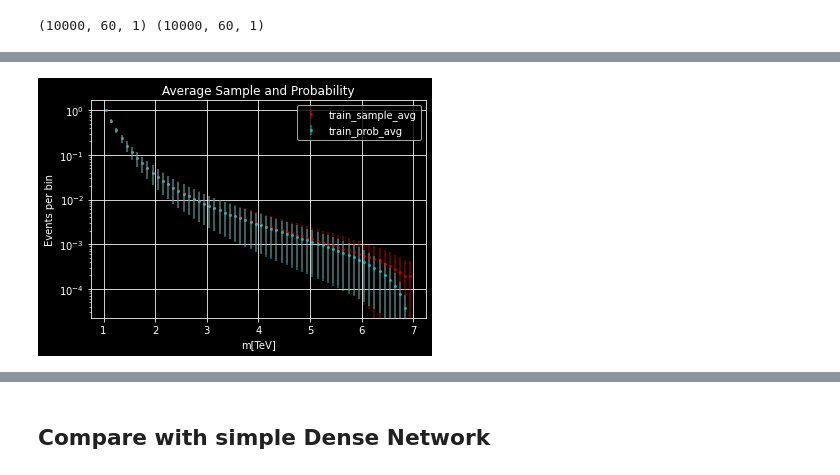
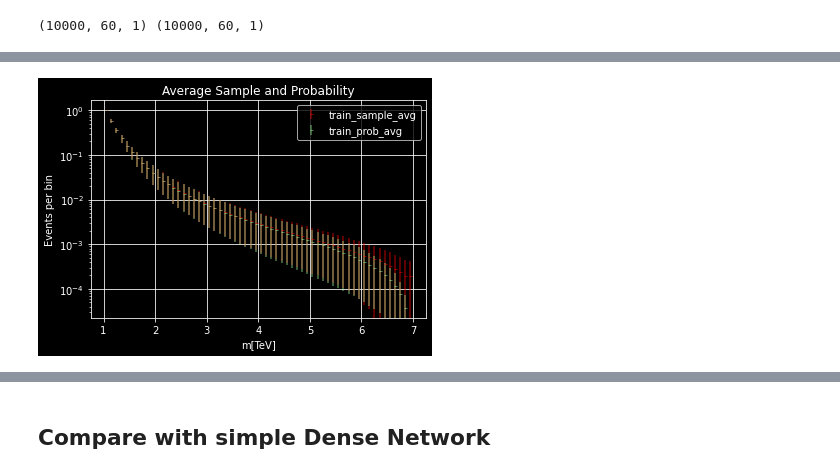
Before and after one commit to TDHTTTT/GCNN, a Jupyter notebook: WIP_bgfit_s2s.ipynb, the cells around one changed output, grey strips where cells are left out. Saved outputs shown, nothing was run; the diff lists cells and outputs as text; code cells hidden in the pictures.

```diff
--- a/WIP_bgfit_s2s.ipynb
+++ b/WIP_bgfit_s2s.ipynb
@@ -112,8 +112,8 @@ def plot1(X, Y):
     plt.ylim((10**-4,10**0))
     plt.xlabel("m[TeV]")
     plt.ylabel("Events per bin")
-    plt.scatter(binsc,X, s=6, label="sample")
-    plt.scatter(binsc,prob2event(Y), s=6, label="bin prob")
+    plt.scatter(binsc,X, s=6, label="sample", c="cyan")
+    plt.scatter(binsc,prob2event(Y), s=6, label="bin prob", c="orange")
     plt.legend()
     plt.show()
 # %%
@@ -168,3 +170,19 @@ callbacks = [keras.callbacks.EarlyStopping(monitor='val_loss', min_delta=0,
                                            patience=25, verbose=0,
                                            mode='auto', baseline=None,
                                            restore_best_weights=True)]
+TRAIN = False
+if TRAIN:
+    model = create_s2s()
+    model.compile(
+        optimizer="adam", loss="mse"
+    )
+    model.fit(
+        [X, Y_shifted],
+        Y,
+        batch_size=batch_size,
+        epochs=epochs,
+        validation_split=0.2,
+        callbacks=callbacks
+    )
+    # Save model
+    model.save("s2s")
@@ -203,7 +189,10 @@ INFO:tensorflow:Assets written to: s2s/assets
 # %%
 # Define sampling models
 # Restore the model and construct the encoder and decoder.
-model = keras.models.load_model("s2s")
+if TRAIN:
+    model = keras.models.load_model("s2s")
+else:
+    model = keras.models.load_model("s2s_256_stable")
 
 encoder_inputs = model.input[0]  # input_1
 encoder_outputs, state_h_enc, state_c_enc = model.layers[2].output  # lstm_1
@@ -272,8 +259,8 @@ def test1(lowp, highp, ne=NE, plot=True):
         plt.grid()
         plt.ylim((10**-4,10**0))
         plt.yscale("log")
-        plt.scatter(binsc,X_test, s=6, label="sample")
-        plt.scatter(binsc, prob2event(Y_test), s=6, label="true bin prob")
+        plt.scatter(binsc,X_test, s=6, label="sample",c="cyan")
+        plt.scatter(binsc, prob2event(Y_test), s=6, label="true bin prob", c="orange")
         plt.scatter(binsc, prob2event(Y_hat), s=6, label="predict bin prob", c="red")
         plt.xlabel("m[TeV]")
         plt.ylabel("Events per bin")
@@ -317,21 +304,21 @@ peY = probs2events(Y)
 # %%
 pX = X.reshape(X.shape[0], X.shape[1])
 pY = Y.reshape(Y.shape[0], Y.shape[1])
 
 X_avg = np.average(pX, axis=0)
 X_var = np.std(pX, axis=0)
 
 Y_avg = np.average(peY, axis=0)
 Y_var = np.std(peY, axis=0)
 
 plt.yscale("log")
-plt.errorbar(binsc, X_avg, yerr=X_var, fmt='o',markersize=2, label="train_sample_avg", alpha=0.5, color="red")
-plt.errorbar(binsc, Y_avg, yerr=Y_var, fmt='o',markersize=2, label="train_prob_avg", alpha=0.5, color="cyan")
+plt.errorbar(binsc, X_avg, yerr=X_var, fmt='_',markersize=3, label="train_sample_avg", alpha=0.5, color="red")
+plt.errorbar(binsc, Y_avg, yerr=Y_var, fmt='_',markersize=3, label="train_prob_avg", alpha=0.5, color="palegreen")
 plt.grid()
 plt.xlabel("m[TeV]")
 plt.ylabel("Events per bin")
 plt.title("Average Sample and Probability")
 plt.legend()
 plt.show()
 # %% [output]
-[figure, old version]
+[figure, new version]
```
Also changed, not shown: parts of 16 cells of this notebook.
